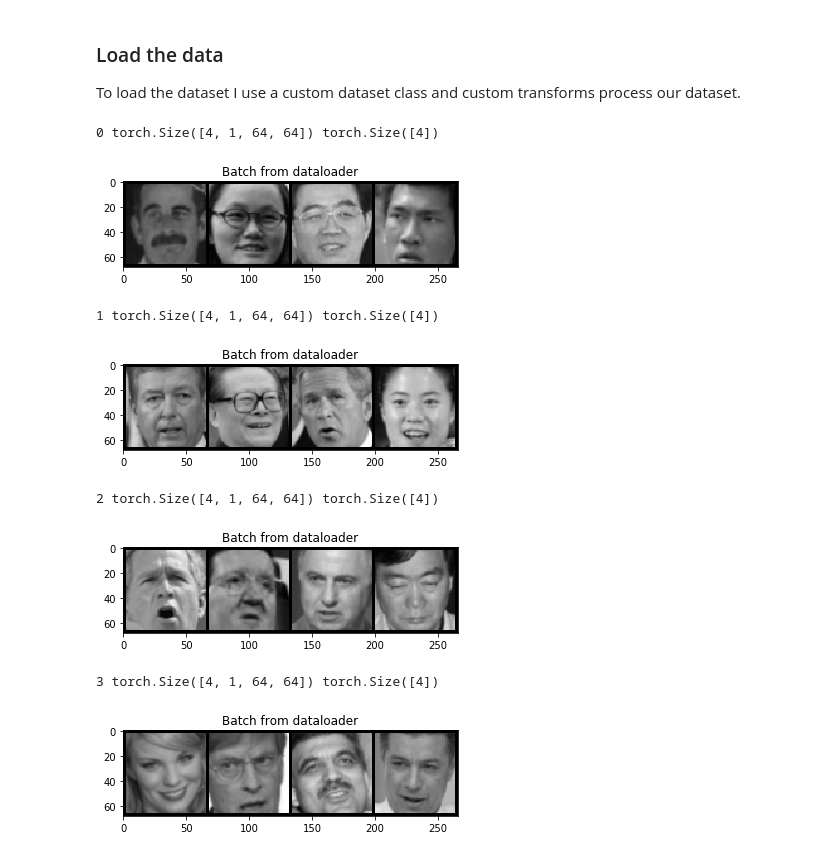
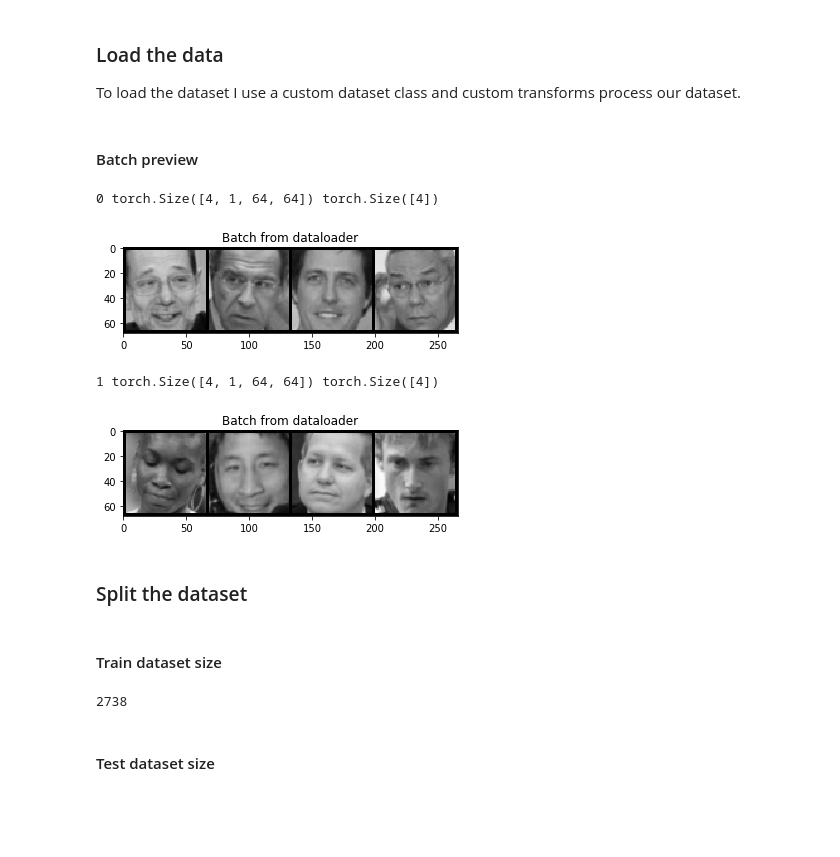
Before and after one commit to Aydens01/emotion-detection, a Jupyter notebook: src/neural_network.ipynb, the cells around one changed output. Cells and saved outputs as stored; diff of their text form; code cells hidden in the pictures; blank space fills up the shorter version.

Commit message:
Train test split, solve #3
Note: it might be better if the method used is included into
FaceEmotionsDataset() class.

```diff
--- a/src/neural_network.ipynb
+++ b/src/neural_network.ipynb
@@ -32,39 +33,39 @@ emotions = ['neutral',
             'fear',
             'contempt']
 
-transformed_dataset = FaceEmotionsDataset(csv_file='csv/cleaned_data.csv',
+dataset = FaceEmotionsDataset(csv_file='csv/cleaned_data.csv',
                                           root_dir='img/',
                                           classes=emotions,
                                           transform=data_transform)
 
-dataloader = DataLoader(transformed_dataset, batch_size=4,
+dataloader = DataLoader(dataset, batch_size=4,
                         shuffle=True, num_workers=4)
+# %% [markdown]
+#### Batch preview
 # %%
 for i_batch, sample_batched in enumerate(dataloader):
     images_batch, emotions_batch = sample_batched['image'], sample_batched['emotion']
     print(i_batch, images_batch.size(),emotions_batch.size())
 
     # observe 4th batch and stop.
 
     plt.figure()
     batch_size = len(images_batch)
     im_size = images_batch.size(2)
     grid_border_size = 2
 
     grid = utils.make_grid(images_batch)
     plt.imshow(grid.numpy().transpose((1, 2, 0)))
 
     plt.title('Batch from dataloader')
     plt.show()
 
-    if i_batch == 3:
+    if i_batch == 1:
         break
 # %% [output]
 0 torch.Size([4, 1, 64, 64]) torch.Size([4])
-[figure, old version]
+[figure, new version]
 1 torch.Size([4, 1, 64, 64]) torch.Size([4])
-[figure, old version]
+[figure, new version]
-2 torch.Size([4, 1, 64, 64]) torch.Size([4])
-[figure, removed]
-3 torch.Size([4, 1, 64, 64]) torch.Size([4])
-[figure, removed]
+# %% [markdown]
+### Split the dataset
@@ -70,0 +93,8 @@ for i_batch, sample_batched in enumerate(dataloader):
+# %% [markdown]
+#### Train dataset size
+# %%
+len(train_loader)
+# %% [output]
+2738
+# %% [markdown]
+#### Test dataset size
```
Also changed, not shown: parts of 5 cells of this notebook.
